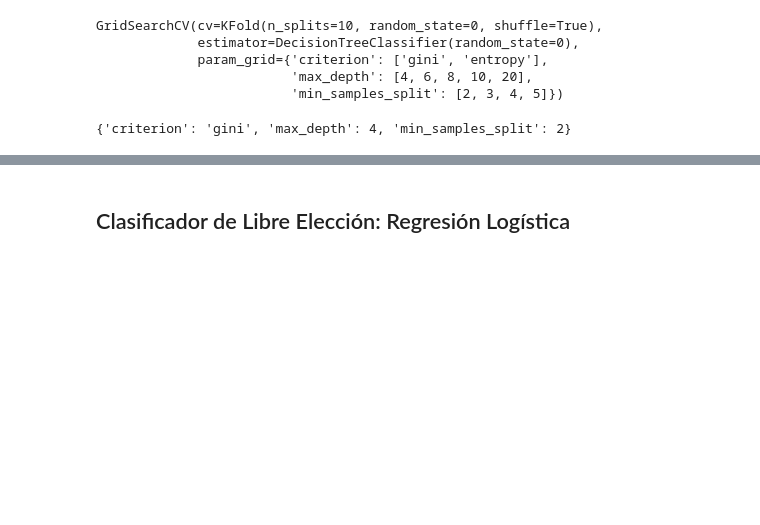
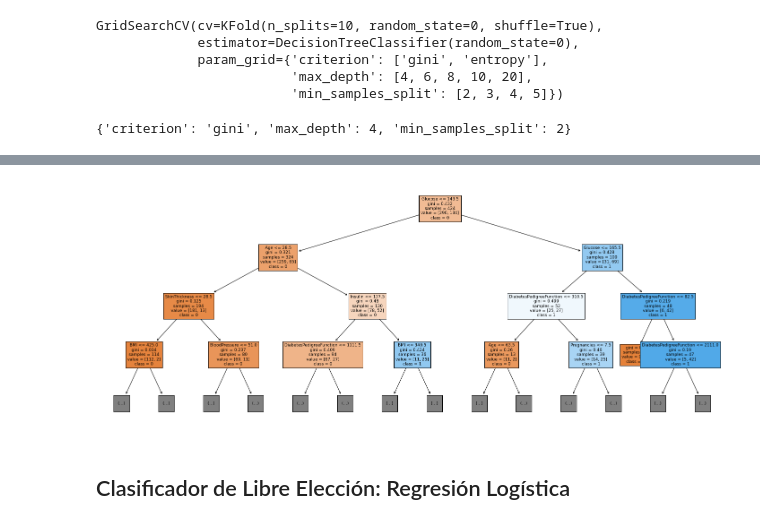
Before and after one commit to juandiegocardona/LaboratoriosBI, a Jupyter notebook: Laboratorio1/Laboratorio1.ipynb, the cells around one changed output, grey strips where cells are left out. Saved outputs shown, nothing was run; the diff lists cells and outputs as text; code cells hidden in the pictures; blank space fills up the shorter version.

```diff
--- a/Laboratorio1/Laboratorio1.ipynb
+++ b/Laboratorio1/Laboratorio1.ipynb
@@ -411,3 +440,8 @@ Exactitud sobre test: 0.72
+# %%
+fig = plt.figure(figsize=(25,10))
+_ = tree.plot_tree(arbol_final, max_depth=3, feature_names=X.columns, class_names=["0", "1"], filled=True, fontsize=9)
+# %% [output]
+[figure, added]
 # %% [markdown]
 ## Clasificador de Libre Elección: Regresión Logística
 # %% [markdown]
```
Also changed, not shown: parts of 4 cells of this notebook.
